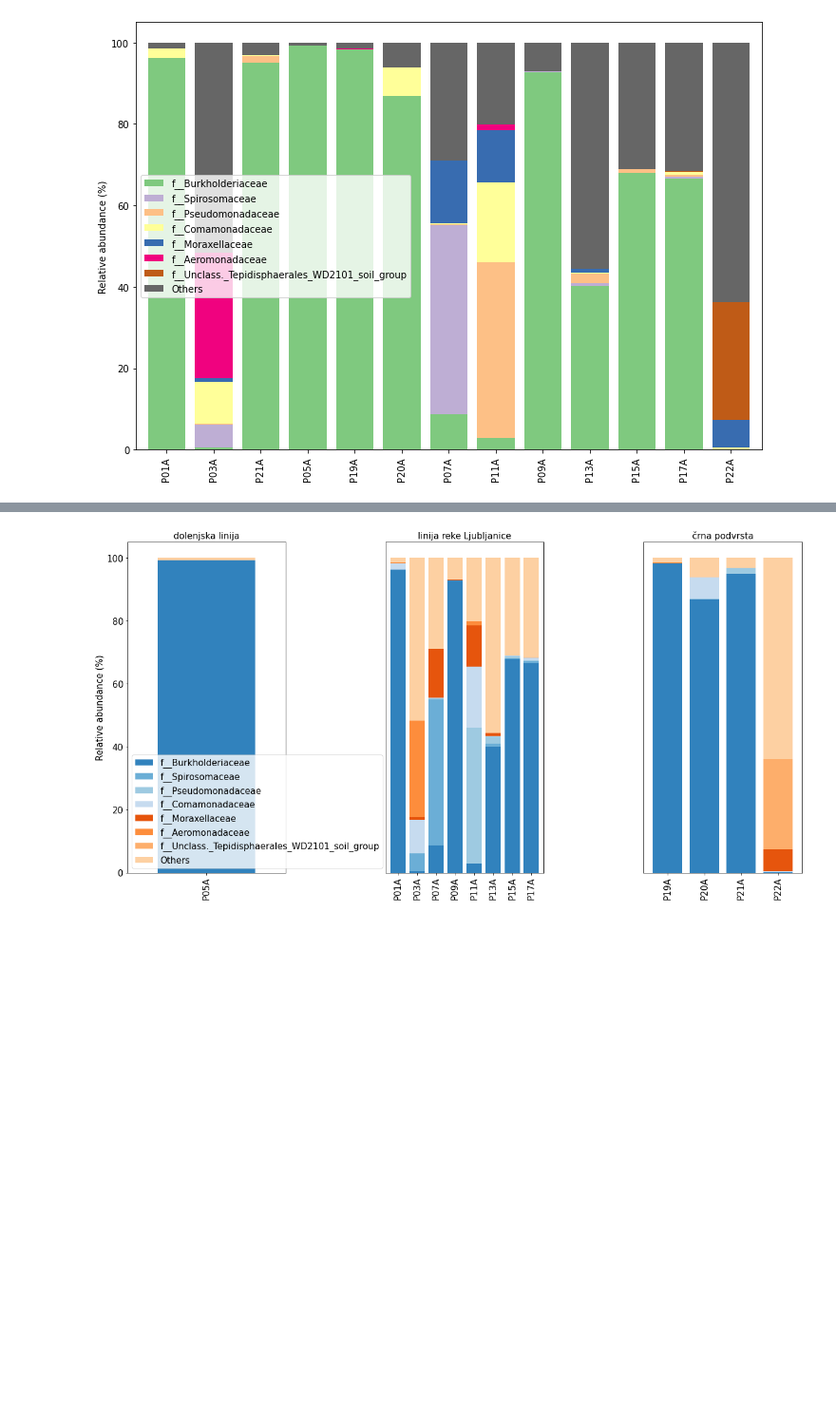
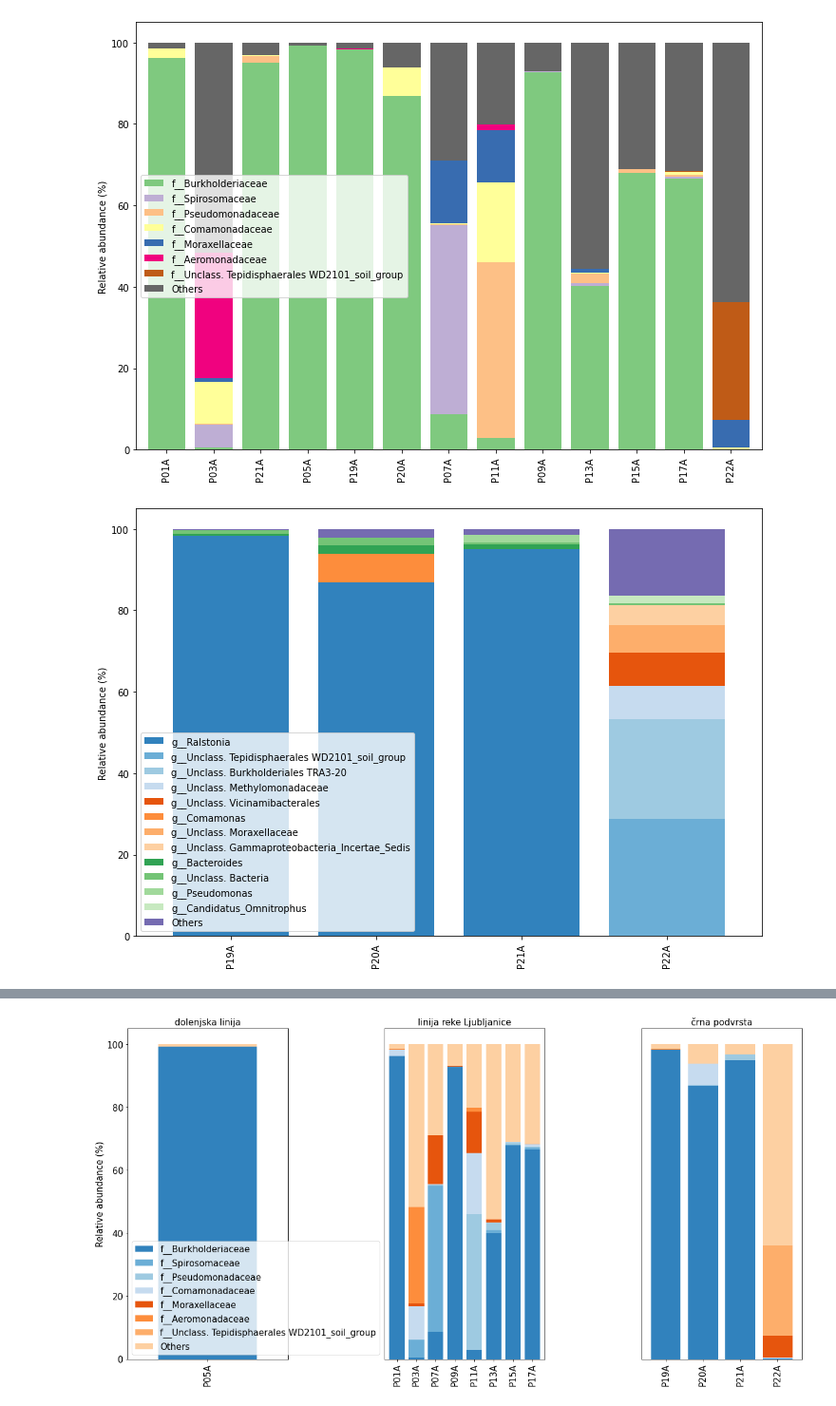
Before and after one commit to nezapajek/proteus-skin-microbiome, a Jupyter notebook: bacteria/02_taxonomic-analysis.ipynb, the cells around one changed output, grey strips where cells are left out. Shown: that part at 95% size. Saved outputs shown, nothing was run; the diff lists cells and outputs as text; code cells hidden in the pictures; blank space fills up the shorter version.

```diff
--- a/bacteria/02_taxonomic-analysis.ipynb
+++ b/bacteria/02_taxonomic-analysis.ipynb
@@ -364,3 +423,29 @@ dokdo.taxa_abundance_bar_plot(
 plt.tight_layout()
 # %% [output]
 [figure]
+# %%
+kwargs = dict(
+    include_samples={'population': ['črna podvrsta']},
+    label_columns=['sample-id'],
+    level=6,
+    count=13
+)
+
+dokdo.taxa_abundance_bar_plot(
+    taxa_bar_plot,
+    figsize=(10, 7),
+    cmap_name='tab20c',
+    legend_short=True,
+    **kwargs
+)
+
+#handles, labels = ax2.get_legend_handles_labels()
+
+# ax2.clear()
+# ax2.legend(handles, labels)
+# ax2.axis('off')
+
+plt.tight_layout()
+plt.savefig('./results/ba_crni_primerjava10najpogostejsih.png')
+# %% [output]
+[figure, added]
```
Also changed, not shown: parts of 25 cells of this notebook, 25 other files.
